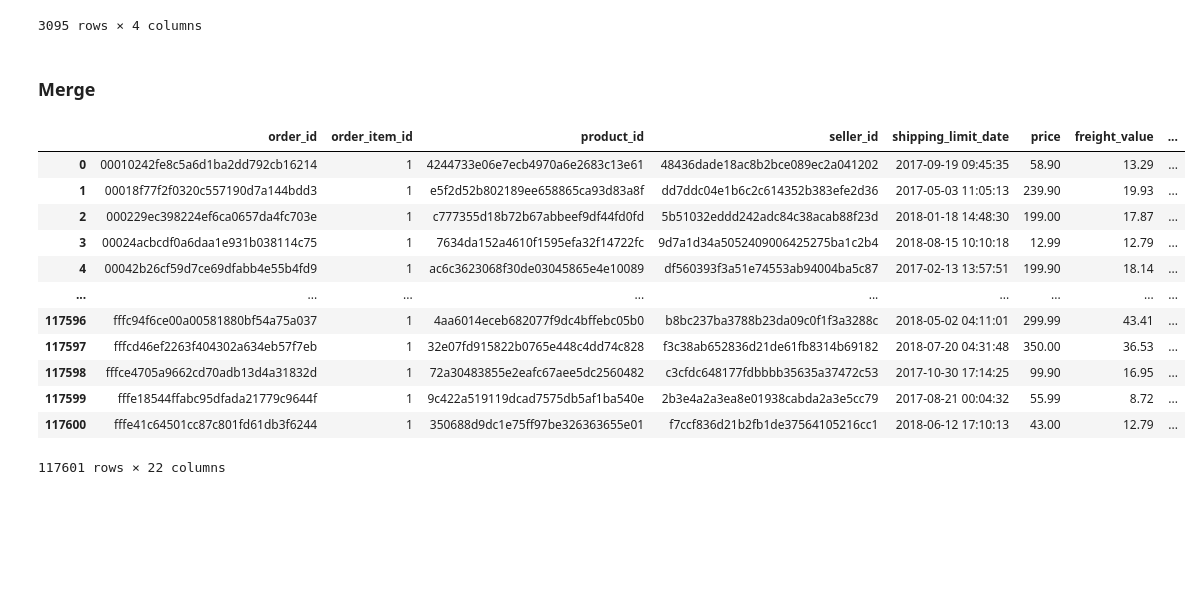
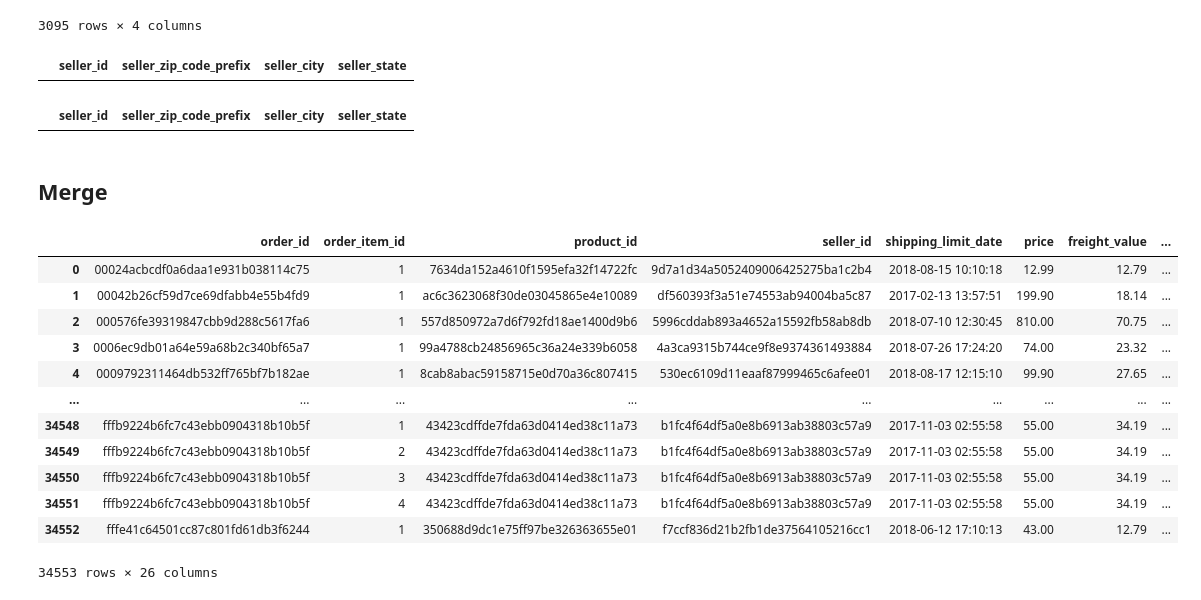
Before and after one commit to pedropalugan/NaBox, a Jupyter notebook: NaBox-Notebook.ipynb, the cells around one changed output. Cells and saved outputs as stored; diff of their text form; code cells hidden in the pictures; blank space fills up the shorter version.

```diff
--- a/NaBox-Notebook.ipynb
+++ b/NaBox-Notebook.ipynb
@@ -9,5 +15,5 @@ items = pd.read_csv('order_items_dataset.csv')
 payments = pd.read_csv('order_payments_dataset.csv')
 reviews = pd.read_csv('order_reviews_dataset.csv')
 category = pd.read_csv('product_category_name_translation.csv')
-prodcuts = pd.read_csv('products_dataset.csv')
+products = pd.read_csv('products_dataset.csv')
 sellers = pd.read_csv('sellers_dataset.csv')
@@ -142,3 +274,4 @@ category
 # %%
-prodcuts
+products = products.drop(["product_name_lenght","product_description_lenght","product_photos_qty"], axis=1)
+products
 # %% [output]
@@ -171,25 +330,37 @@ sellers
 | 3093 | e603cf3fec55f8697c9059638d6c8eb5 | 96080 | pelotas | RS |
 | 3094 | 9e25199f6ef7e7c347120ff175652c3b | 12051 | taubate | SP |
 3095 rows × 4 columns
+# %%
+Nulos = sellers[sellers.isnull().any(axis=1)]
+Nulos
+# %% [output]
+|  | seller_id | seller_zip_code_prefix | seller_city | seller_state |
+# %%
+Duplicadas = sellers[sellers.duplicated()]
+Duplicadas
+# %% [output]
+|  | seller_id | seller_zip_code_prefix | seller_city | seller_state |
 # %% [markdown]
-### Merge
+## Merge
 # %%
-df = pd.merge(items, prodcuts, on='product_id', how='inner')
+df = pd.merge(items, products, on='product_id', how='inner')
 df.drop(['order_item_id'], axis=1)
 df = pd.merge(df, sellers, on='seller_id', how="inner")
 df = pd.merge(df, payments, on='order_id', how='inner')
+df = pd.merge(df, teste, on='order_id', how='inner')
+df = pd.merge(df, customers, on='customer_id', how='inner')
 df
 # %% [output]
 |  | order_id | order_item_id | product_id | seller_id | shipping_limit_date | price | freight_value | ... |
-| 0 | 00010242fe8c5a6d1ba2dd792cb16214 | 1 | 4244733e06e7ecb4970a6e2683c13e61 | 48436dade18ac8b2bce089ec2a041202 | 2017-09-19 09:45:35 | 58.90 | 13.29 | ... |
-| 1 | 00018f77f2f0320c557190d7a144bdd3 | 1 | e5f2d52b802189ee658865ca93d83a8f | dd7ddc04e1b6c2c614352b383efe2d36 | 2017-05-03 11:05:13 | 239.90 | 19.93 | ... |
-| 2 | 000229ec398224ef6ca0657da4fc703e | 1 | c777355d18b72b67abbeef9df44fd0fd | 5b51032eddd242adc84c38acab88f23d | 2018-01-18 14:48:30 | 199.00 | 17.87 | ... |
-| 3 | 00024acbcdf0a6daa1e931b038114c75 | 1 | 7634da152a4610f1595efa32f14722fc | 9d7a1d34a5052409006425275ba1c2b4 | 2018-08-15 10:10:18 | 12.99 | 12.79 | ... |
-| 4 | 00042b26cf59d7ce69dfabb4e55b4fd9 | 1 | ac6c3623068f30de03045865e4e10089 | df560393f3a51e74553ab94004ba5c87 | 2017-02-13 13:57:51 | 199.90 | 18.14 | ... |
+| 0 | 00024acbcdf0a6daa1e931b038114c75 | 1 | 7634da152a4610f1595efa32f14722fc | 9d7a1d34a5052409006425275ba1c2b4 | 2018-08-15 10:10:18 | 12.99 | 12.79 | ... |
+| 1 | 00042b26cf59d7ce69dfabb4e55b4fd9 | 1 | ac6c3623068f30de03045865e4e10089 | df560393f3a51e74553ab94004ba5c87 | 2017-02-13 13:57:51 | 199.90 | 18.14 | ... |
+| 2 | 000576fe39319847cbb9d288c5617fa6 | 1 | 557d850972a7d6f792fd18ae1400d9b6 | 5996cddab893a4652a15592fb58ab8db | 2018-07-10 12:30:45 | 810.00 | 70.75 | ... |
+| 3 | 0006ec9db01a64e59a68b2c340bf65a7 | 1 | 99a4788cb24856965c36a24e339b6058 | 4a3ca9315b744ce9f8e9374361493884 | 2018-07-26 17:24:20 | 74.00 | 23.32 | ... |
+| 4 | 0009792311464db532ff765bf7b182ae | 1 | 8cab8abac59158715e0d70a36c807415 | 530ec6109d11eaaf87999465c6afee01 | 2018-08-17 12:15:10 | 99.90 | 27.65 | ... |
 | ... | ... | ... | ... | ... | ... | ... | ... | ... |
-| 117596 | fffc94f6ce00a00581880bf54a75a037 | 1 | 4aa6014eceb682077f9dc4bffebc05b0 | b8bc237ba3788b23da09c0f1f3a3288c | 2018-05-02 04:11:01 | 299.99 | 43.41 | ... |
-| 117597 | fffcd46ef2263f404302a634eb57f7eb | 1 | 32e07fd915822b0765e448c4dd74c828 | f3c38ab652836d21de61fb8314b69182 | 2018-07-20 04:31:48 | 350.00 | 36.53 | ... |
-| 117598 | fffce4705a9662cd70adb13d4a31832d | 1 | 72a30483855e2eafc67aee5dc2560482 | c3cfdc648177fdbbbb35635a37472c53 | 2017-10-30 17:14:25 | 99.90 | 16.95 | ... |
-| 117599 | fffe18544ffabc95dfada21779c9644f | 1 | 9c422a519119dcad7575db5af1ba540e | 2b3e4a2a3ea8e01938cabda2a3e5cc79 | 2017-08-21 00:04:32 | 55.99 | 8.72 | ... |
-| 117600 | fffe41c64501cc87c801fd61db3f6244 | 1 | 350688d9dc1e75ff97be326363655e01 | f7ccf836d21b2fb1de37564105216cc1 | 2018-06-12 17:10:13 | 43.00 | 12.79 | ... |
+| 34548 | fffb9224b6fc7c43ebb0904318b10b5f | 1 | 43423cdffde7fda63d0414ed38c11a73 | b1fc4f64df5a0e8b6913ab38803c57a9 | 2017-11-03 02:55:58 | 55.00 | 34.19 | ... |
+| 34549 | fffb9224b6fc7c43ebb0904318b10b5f | 2 | 43423cdffde7fda63d0414ed38c11a73 | b1fc4f64df5a0e8b6913ab38803c57a9 | 2017-11-03 02:55:58 | 55.00 | 34.19 | ... |
+| 34550 | fffb9224b6fc7c43ebb0904318b10b5f | 3 | 43423cdffde7fda63d0414ed38c11a73 | b1fc4f64df5a0e8b6913ab38803c57a9 | 2017-11-03 02:55:58 | 55.00 | 34.19 | ... |
+| 34551 | fffb9224b6fc7c43ebb0904318b10b5f | 4 | 43423cdffde7fda63d0414ed38c11a73 | b1fc4f64df5a0e8b6913ab38803c57a9 | 2017-11-03 02:55:58 | 55.00 | 34.19 | ... |
+| 34552 | fffe41c64501cc87c801fd61db3f6244 | 1 | 350688d9dc1e75ff97be326363655e01 | f7ccf836d21b2fb1de37564105216cc1 | 2018-06-12 17:10:13 | 43.00 | 12.79 | ... |
-117601 rows × 22 columns
+34553 rows × 26 columns
```
Also changed, not shown: parts of 36 cells of this notebook.
